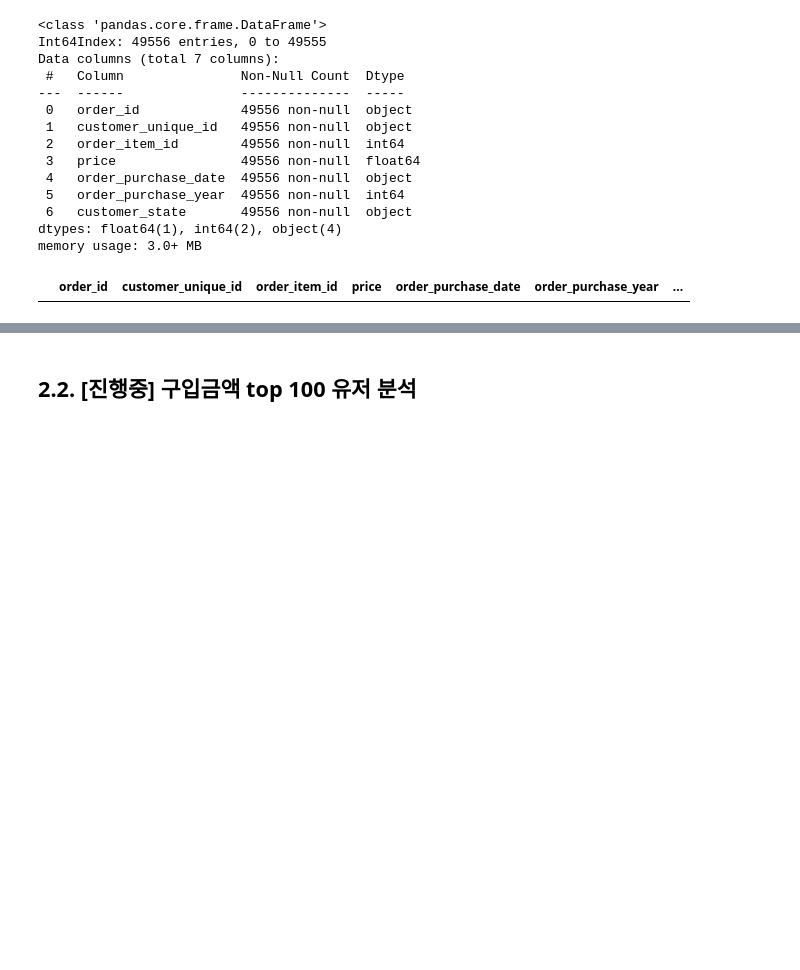
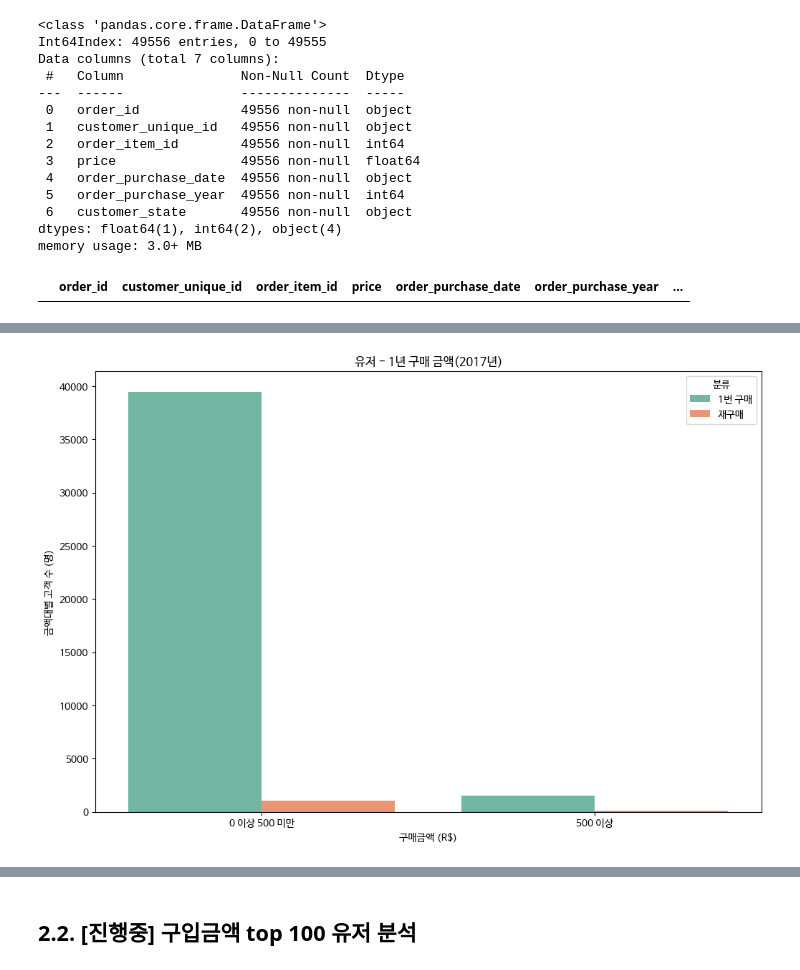
Before and after one commit to Nayoung-young/prj-ecommerce-eda, a Jupyter notebook: User_Analysis.ipynb, the cells around one changed output, grey strips where cells are left out. Cells and saved outputs as stored; diff of their text form; code cells hidden in the pictures; blank space fills up the shorter version.

```diff
--- a/User_Analysis.ipynb
+++ b/User_Analysis.ipynb
@@ -494,0 +580,26 @@ Wall time: 481 ms
+# %%
+# 구매 금액 구간을 나눈다면?
+
+## 0 이상 2000 미만
+## 2000 이상 4000 미만
+## 4000 이상
+
+### -> 너무 안 보여서 0 이상 500 미만, 500 이상으로만 조정
+
+%%time
+fig, ax = plt.subplots(nrows=1, ncols=1, figsize = (12, 8))
+
+sns.countplot(data = df_vip_2017, x ='구매 금액대', palette='Set2',hue = '분류',
+              order = df_vip_2017['구매 금액대'].value_counts().index)
+
+plt.title('유저 - 1년 구매 금액(2017년)') #가제
+
+plt.xlabel('구매금액 (R$)')
+plt.ylabel('금액대별 고객 수 (명)')
+
+plt.show()
+
+# 1년 동안 500 미만으로 지출한 고객이 대부분
+# 구매 빈도 수 또한 1번 구매 = 40966명 / 재구매 = 1170명
+# %% [output]
+[figure, added]
```
Also changed, not shown: parts of 74 cells of this notebook.
